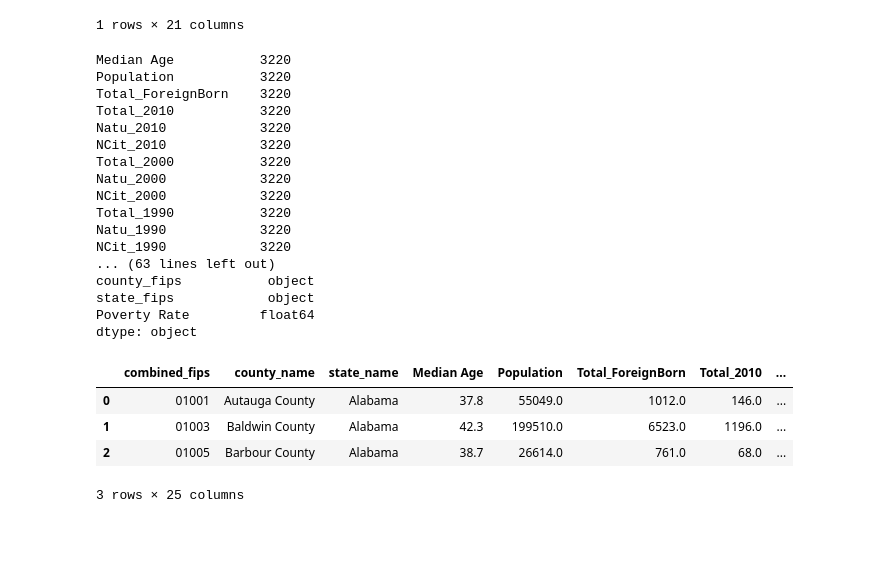
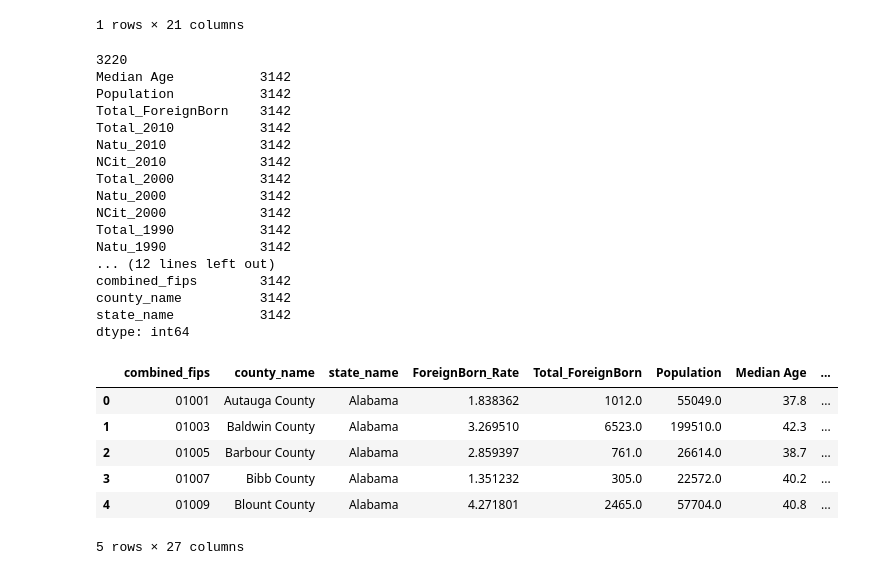
Before and after one commit to jmendiola84/Team_5, a Jupyter notebook: Census.ipynb, the cells around one changed output. Saved outputs shown, nothing was run; the diff lists cells and outputs as text; code cells hidden in the pictures; blank space fills up the shorter version.

```diff
--- a/Census.ipynb
+++ b/Census.ipynb
@@ -62,9 +62,9 @@ census_pd = census_pd.rename(columns={"B01003_001E": "Population",
                                       "B05007_008E": "Total_1990",
                                       "B05007_009E": "Natu_1990",
                                       "B05007_010E": "NCit_1990",
-                                      "B05007_011E": "Total_Early90",
-                                      "B05007_012E": "Natu_Early90",
-                                      "B05007_013E": "NCit_Early90",
+                                      "B05007_011E": "Total_Before90",
+                                      "B05007_012E": "Natu_Before90",
+                                      "B05007_013E": "NCit_Before90",
                                       "NAME": "combined_name",
                                       "county": "county_fips",
                                       "state": "state_fips"
@@ -72,58 +72,75 @@ census_pd = census_pd.rename(columns={"B01003_001E": "Population",
 # Add in Poverty Rate (Poverty Count / Population)
 census_pd["Poverty Rate"] = 100 * \
     census_pd["Poverty Count"].astype(
         int) / census_pd["Population"].astype(int)
 
+# Add in Foreign born Rate (Poverty Count / Population)
+census_pd["ForeignBorn_Rate"] = 100 * \
+    census_pd["Total_ForeignBorn"].astype(
+        int) / census_pd["Population"].astype(int)
+
 # Add in Combined FIPS
 census_pd['combined_fips'] = census_pd['state_fips'].astype(str) + census_pd['county_fips']
 
 # Separate State and County into Columns
 census_pd['county_name'], census_pd['state_name'] = census_pd['combined_name'].str.split(', ', 1).str
 
 # Drop Puerto Rico
-print(census_pd.count())
+print(len(census_pd))
 census_pd = census_pd[census_pd['state_name'] != 'Puerto Rico']
 print(census_pd.count())
+
+#Create State Abbreviation Variable (Just in case)
+for (idx, row) in census_pd.iterrows():
+    state_fip = (row.loc['state_fips'])
+    state_abbr = states.lookup(state_fip).abbr
+    census_pd.at[idx, 'state_abbr'] = state_abbr
 
 # Keep leading zeros
 census_pd['combined_fips'] = census_pd['combined_fips'].apply(str)
 census_pd['state_fips'] = census_pd['state_fips'].apply(str)
 census_pd['county_fips'] = census_pd['county_fips'].apply(str)
 
 # Reorder
 cols = census_pd.columns.tolist()
 cols.insert(0, cols.pop(cols.index('combined_fips')))
 cols.insert(1, cols.pop(cols.index('county_name')))
 cols.insert(2, cols.pop(cols.index('state_name')))
+cols.insert(3, cols.pop(cols.index('ForeignBorn_Rate')))
+cols.insert(4, cols.pop(cols.index('Total_ForeignBorn')))
+cols.insert(5, cols.pop(cols.index('Population')))
+
 census_pd = census_pd.reindex(columns= cols)
 
 # Visualize
-print(len(census_pd))
-print(census_pd.dtypes)
+#print(census_pd.dtypes)
+#print(census_pd.count())
 
-census_pd.head(3)
+census_pd.head(5)
 # %% [output]
-Median Age           3220
-Population           3220
-Total_ForeignBorn    3220
-Total_2010           3220
-Natu_2010            3220
-NCit_2010            3220
-Total_2000           3220
-Natu_2000            3220
-NCit_2000            3220
-Total_1990           3220
-Natu_1990            3220
-NCit_1990            3220
-... (63 lines left out)
-county_fips           object
-state_fips            object
-Poverty Rate         float64
-dtype: object
+3220
+Median Age           3142
+Population           3142
+Total_ForeignBorn    3142
+Total_2010           3142
+Natu_2010            3142
+NCit_2010            3142
+Total_2000           3142
+Natu_2000            3142
+NCit_2000            3142
+Total_1990           3142
+Natu_1990            3142
+... (12 lines left out)
+combined_fips        3142
+county_name          3142
+state_name           3142
+dtype: int64
-|  | combined_fips | county_name | state_name | Median Age | Population | Total_ForeignBorn | Total_2010 | ... |
-| 0 | 01001 | Autauga County | Alabama | 37.8 | 55049.0 | 1012.0 | 146.0 | ... |
-| 1 | 01003 | Baldwin County | Alabama | 42.3 | 199510.0 | 6523.0 | 1196.0 | ... |
-| 2 | 01005 | Barbour County | Alabama | 38.7 | 26614.0 | 761.0 | 68.0 | ... |
+|  | combined_fips | county_name | state_name | ForeignBorn_Rate | Total_ForeignBorn | Population | Median Age | ... |
+| 0 | 01001 | Autauga County | Alabama | 1.838362 | 1012.0 | 55049.0 | 37.8 | ... |
+| 1 | 01003 | Baldwin County | Alabama | 3.269510 | 6523.0 | 199510.0 | 42.3 | ... |
+| 2 | 01005 | Barbour County | Alabama | 2.859397 | 761.0 | 26614.0 | 38.7 | ... |
+| 3 | 01007 | Bibb County | Alabama | 1.351232 | 305.0 | 22572.0 | 40.2 | ... |
+| 4 | 01009 | Blount County | Alabama | 4.271801 | 2465.0 | 57704.0 | 40.8 | ... |
-3 rows × 25 columns
+5 rows × 27 columns
 # %%
 census_pd.to_csv('census_immig.csv')
```
Also changed, not shown: 3 other files.
